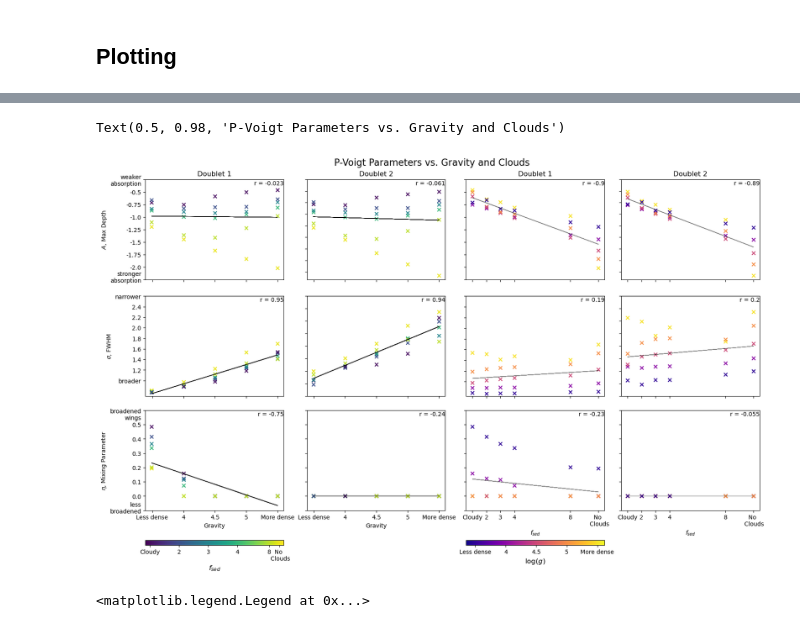
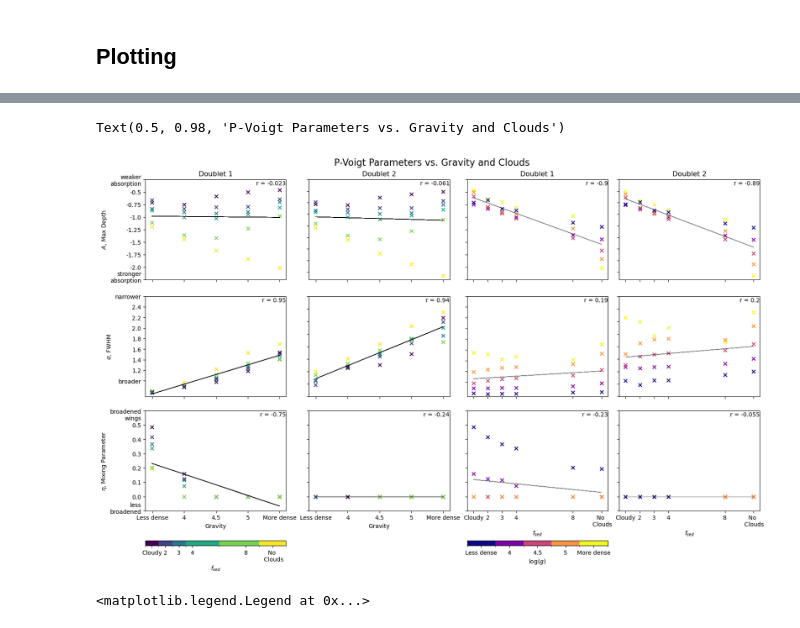
Before and after one commit to BDNYC/quantifying_clouds_ally, a Jupyter notebook: notebooks/t1500_plots.ipynb, the cells around one changed output, grey strips where cells are left out. Cells and saved outputs as stored; diff of their text form; code cells hidden in the pictures.

```diff
--- a/notebooks/t1500_plots.ipynb
+++ b/notebooks/t1500_plots.ipynb
@@ -34,11 +35,11 @@ from functions.plotting_tools import *
 # %%
 
 # opening convolved data dictionary
-with open(mypath + "/diamondback-data/pickle_files/t1500_convolve_data_dict.pkl", "rb") as f:
+with open(mypath + "/diamondback-data/pickle_files/convolved_data/t1500_convolve_data_dict.pkl", "rb") as f:
     convolve_data_dict = pickle.load(f)
 
 # opening pseudo-voigt parameter DataFrame
-with open(mypath + "/diamondback-data/pickle_files/t1500_parameter_df.pkl", "rb") as f:
+with open(mypath + "/diamondback-data/pickle_files/parameters/t1500_parameter_df.pkl", "rb") as f:
     parameter_df = pickle.load(f)
 # %% [markdown]
 ## Plotting
@@ -256,46 +216,38 @@ ylabel = list(np.around(yticks.copy(), 2))
 ylabel[0] = "less\nbroadened\n"
 ylabel[-1] = "\nbroadened\nwings"
 ax[2][0].set_yticks(yticks)
 ax[2][0].set_yticklabels(ylabel)
 ax[2][1].set_yticks(yticks)  # setting ticks to none for the rest of the rows
 ax[2][1].set_yticklabels([None for i in ylabel])
 ax[2][2].set_yticks(yticks)
 ax[2][2].set_yticklabels([None for i in ylabel])
 ax[2][3].set_yticks(yticks)
 ax[2][3].set_yticklabels([None for i in ylabel])
 
 
 ########################################################################################
 # Colorbar
 cax1 = fig.add_subplot(gs[3, 2])
-axcb = fig.colorbar(mpl.cm.ScalarMappable(norm=norm_g, cmap=logg_colors),
-                    ticks=logg_num,
-                    format=mticker.FixedFormatter(logg_ticks),
-                    cax=cax1, orientation='horizontal')
-# , shrink=1, aspect=50)
-axcb.set_label(r'$\log(g)$', fontsize=12)  # empty label
+axcb = logg_colorbar(fig, cax1,  orientation='horizontal')
+axcb.set_label(r'$\log(g)$', fontsize=10)  # empty label
 
 
 cax1 = fig.add_subplot(gs[3, 0])
-axcb = fig.colorbar(mpl.cm.ScalarMappable(norm=norm_f, cmap=fsed_colors),
-                    ticks=fsed_num,
-                    format=mticker.FixedFormatter(fsed_ticks), cax=cax1,
-                    orientation='horizontal')
-# , shrink=1, aspect=50)
-axcb.set_label(r'$f_{sed}$', fontsize=12)   # empty label
+axcb = fsed_colorbar(fig, cax1,  orientation='horizontal')
+axcb.set_label(r'$f_{sed}$', fontsize=10)   # empty label
 
 ########################################################################################
 # setting titles
 # set doublet title
 ax[0][0].set_title("Doublet 1")
 ax[0][1].set_title("Doublet 2")
 ax[0][2].set_title("Doublet 1")
 ax[0][3].set_title("Doublet 2")
 # figure title
 fig.suptitle('P-Voigt Parameters vs. Gravity and Clouds', fontsize=16)
 # %% [output]
 Text(0.5, 0.98, 'P-Voigt Parameters vs. Gravity and Clouds')
-[figure, old version]
+[figure, new version]
 # %%
 x = np.linspace(-5, 5, 100)
 y1 = pseudo_voigts(x, nu=0.1, A=-1, FWHM=1, mu=0)
```
Also changed, not shown: parts of 6 cells of this notebook, 9 other files.
